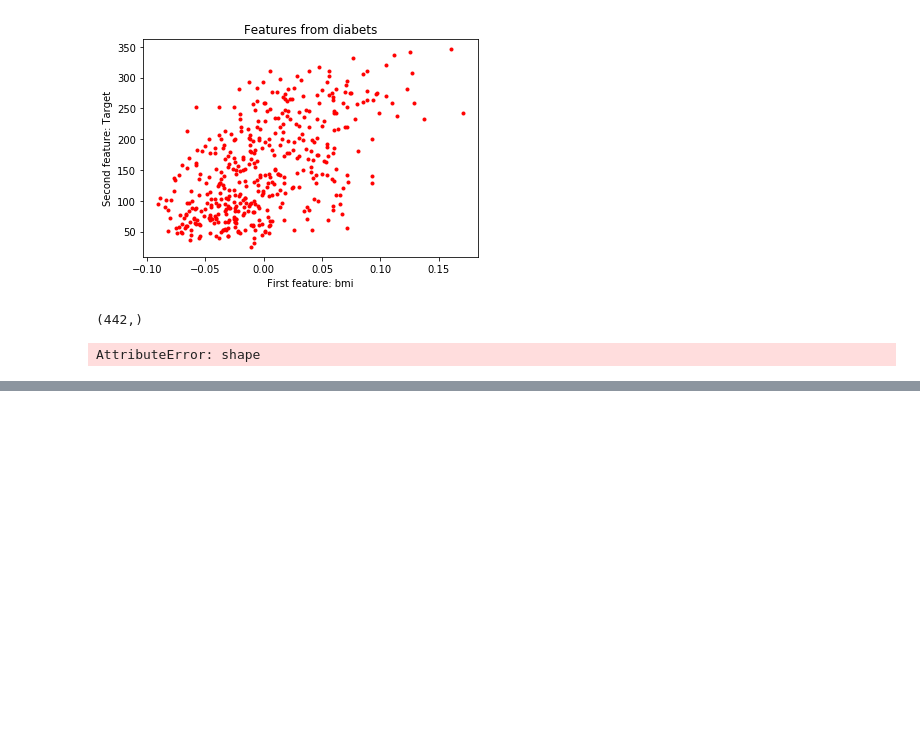
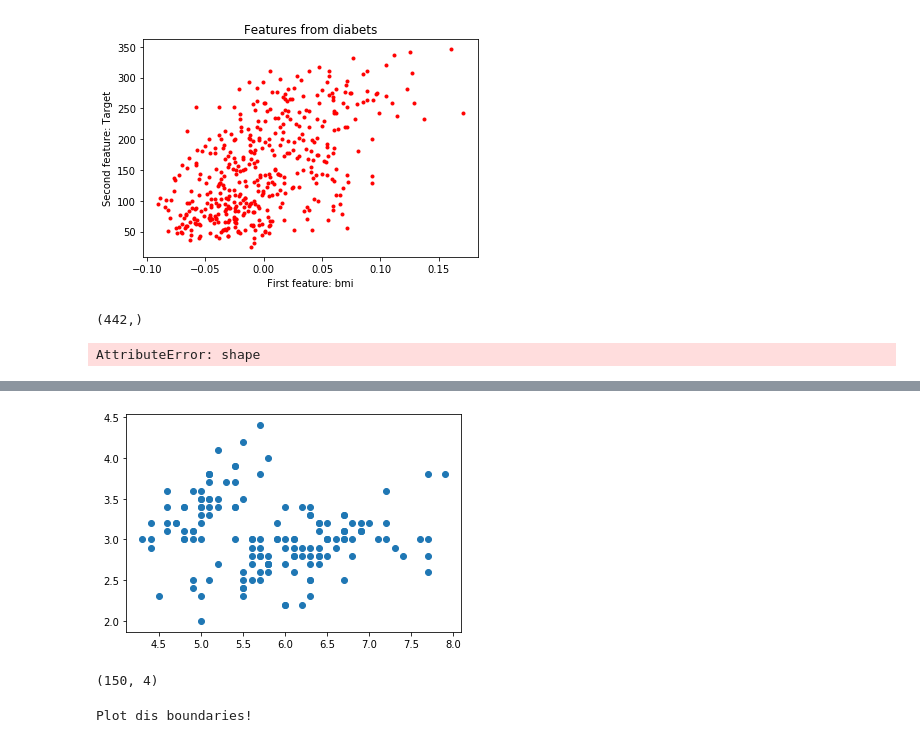
Before and after one commit to codingWithAndy/Thesis_Project, a Jupyter notebook: Additional Content/Exploring/diabeties_exploring.ipynb, the cells around one changed output, grey strips where cells are left out. Saved outputs shown, nothing was run; the diff lists cells and outputs as text; code cells hidden in the pictures; blank space fills up the shorter version.

```diff
--- a/Additional Content/Exploring/diabeties_exploring.ipynb
+++ b/Additional Content/Exploring/diabeties_exploring.ipynb
@@ -179,0 +335,17 @@ AttributeError: shape
+# %%
+iris = datasets.load_iris()
+k = 3
+X = iris.data
+y = iris.target
+# %%
+def plot_clusters(X, y=None):
+        plt.scatter(X[:, 0], X[:, 1], c=y)
+        plt.show()
+# %%
+plot_clusters(X)
+# %% [output]
+[figure, added]
+# %%
+X.shape
+# %% [output]
+(150, 4)
@@ -179,0 +377,4 @@ AttributeError: shape
+# %%
+plot_decision_boundaries(kmeans, X)
+# %% [output]
+Plot dis boundaries!
```
Also changed, not shown: parts of 14 cells of this notebook, 3 other files.
